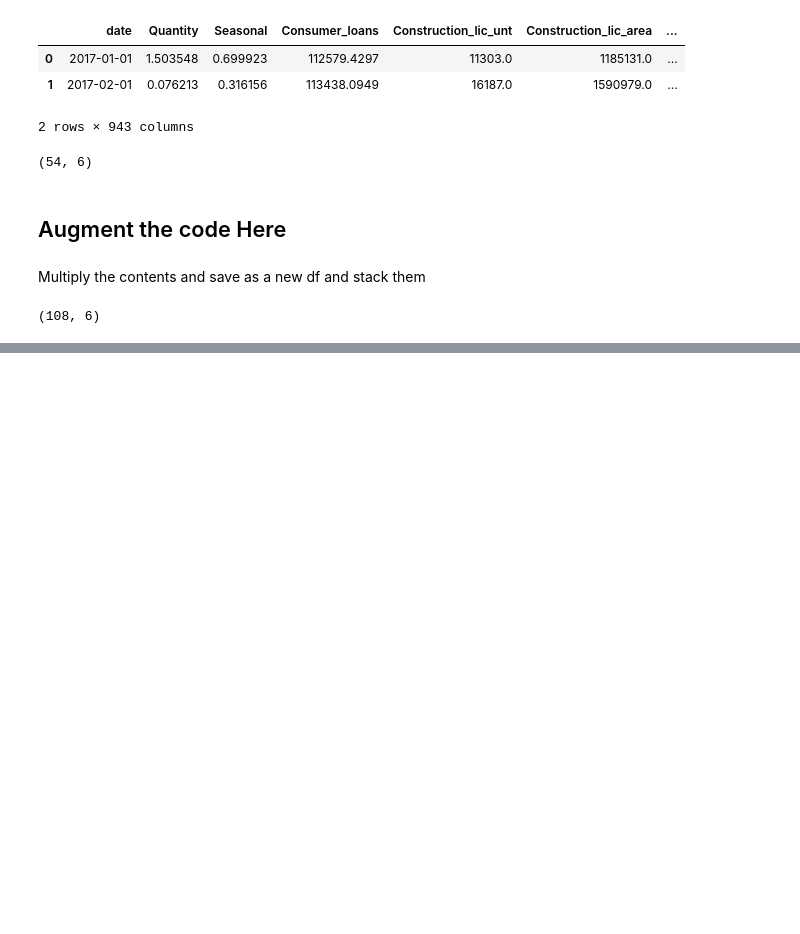
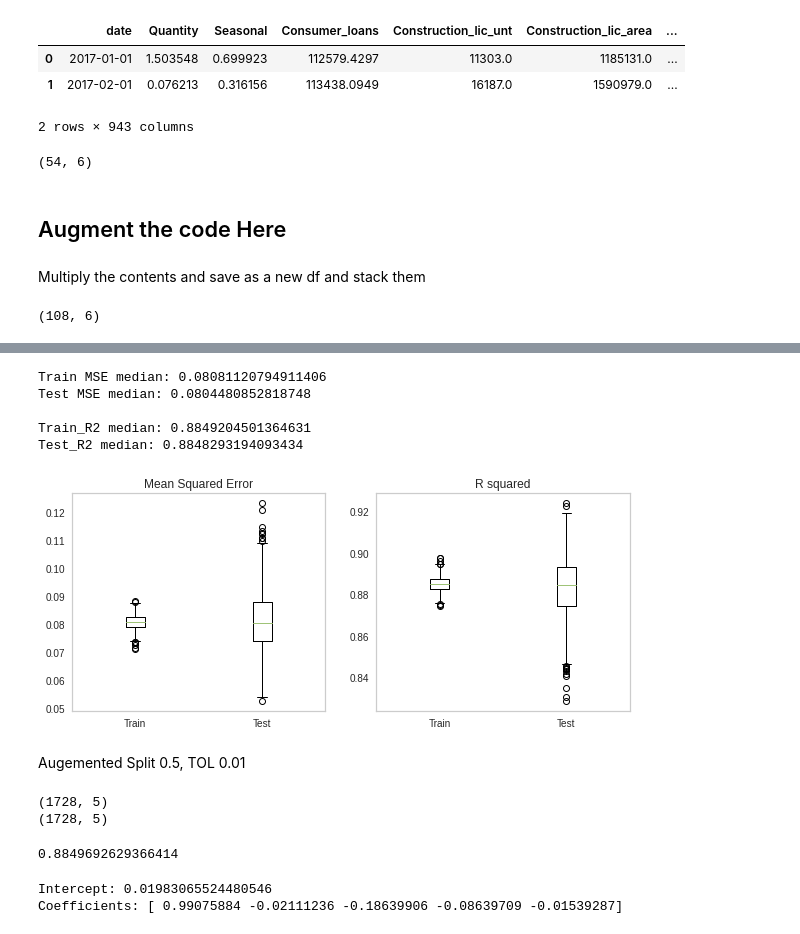
Before and after one commit to JF11579/Adelphi, a Jupyter notebook: Spring5_4.ipynb, the cells around one changed output, grey strips where cells are left out. Drawn from its saved outputs; the diff is of its cells as text; code cells hidden in the pictures; blank space fills up the shorter version.

```diff
--- a/Spring5_4.ipynb
+++ b/Spring5_4.ipynb
@@ -830,0 +863,2 @@ concated_data.shape
+# %%
+six = concated_data * 0.999999
@@ -856,0 +934,18 @@ LassoReg.alphas_[4]/LassoReg.alphas_[0]
+# %%
+Multiple_Runner(LassoReg, X, y)
+# %% [output]
+Train MSE median: 0.08081120794911406
+Test MSE median: 0.0804480852818748
+
+Train_R2 median: 0.8849204501364631
+Test_R2 median: 0.8848293194093434
+[figure, added]
+# %% [markdown]
+Augemented Split 0.5, TOL 0.01
+# %%
+X_train, X_test, y_train, y_test = train_test_split(X, y, test_size=0.5, random_state=5)
+print(X_train.shape)
+print(X_test.shape)
+# %% [output]
+(1728, 5)
+(1728, 5)
@@ -856,0 +958,13 @@ LassoReg.alphas_[4]/LassoReg.alphas_[0]
+# %%
+LassoReg.score(X,y)
+# %% [output]
+0.8849692629366414
+# %%
+y_pred_Train = LassoReg .predict(X_train) #Predictions on training model
+y_pred_Test = LassoReg .predict(X_test) #Predictions on testing model
+
+print('Intercept:',LassoReg .intercept_) #Intercept: -4.4999751446869665
+print('Coefficients:', LassoReg .coef_)
+# %% [output]
+Intercept: 0.01983065524480546
+Coefficients: [ 0.99075884 -0.02111236 -0.18639906 -0.08639709 -0.01539287]
```
Also changed, not shown: parts of 22 cells of this notebook.
